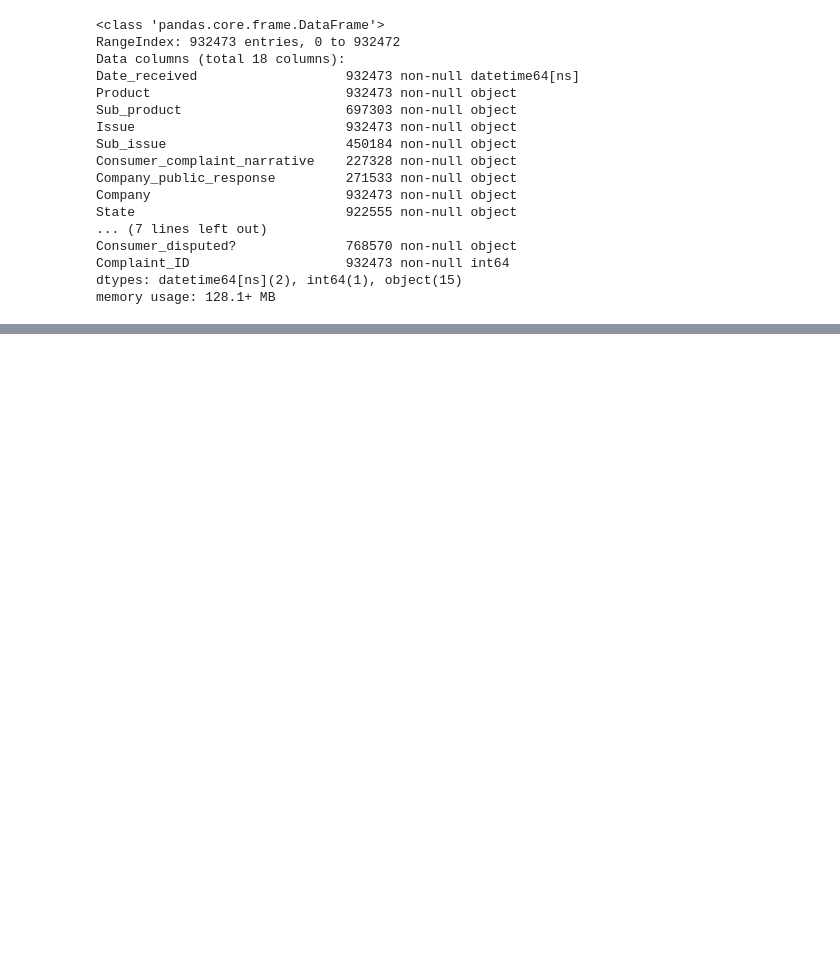
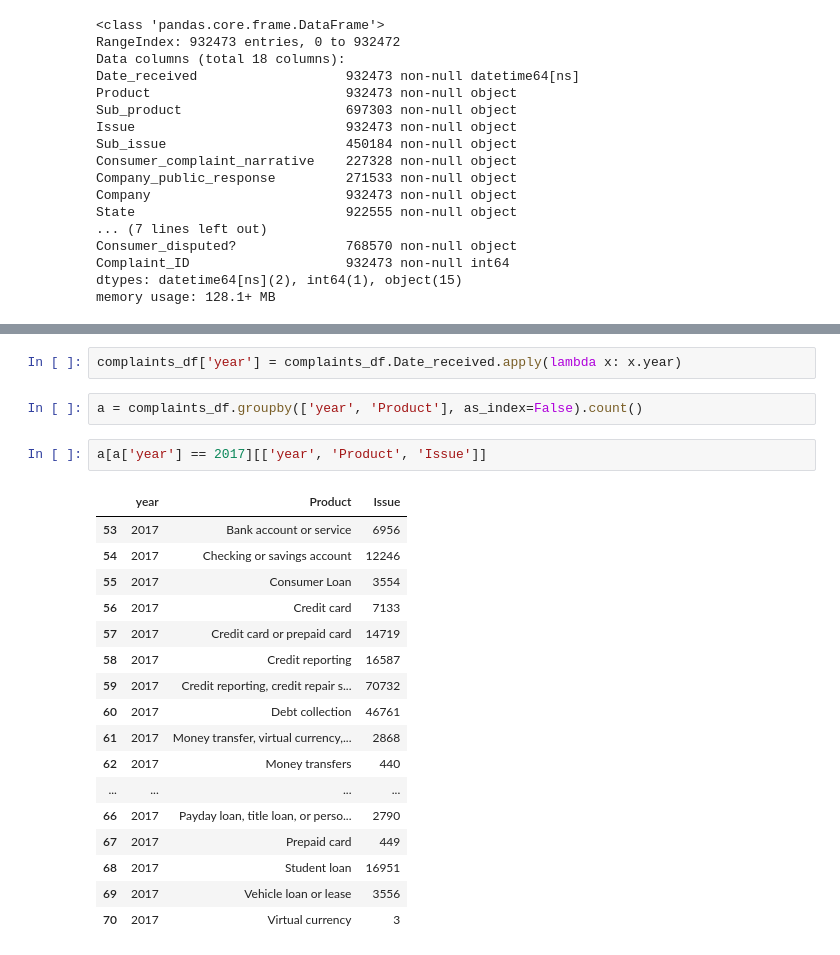
Before and after one commit to Halvinn/cfpb_complaints, a Jupyter notebook: cfpb_complaints.ipynb, the cells around one changed output, grey strips where cells are left out. Drawn from its saved outputs; the diff is of its cells as text; blank space fills up the shorter version.

```diff
--- a/cfpb_complaints.ipynb
+++ b/cfpb_complaints.ipynb
@@ -105,0 +82,24 @@ Name: State, Length: 62, dtype: int64
+# %%
+complaints_df['year'] = complaints_df.Date_received.apply(lambda x: x.year)
+# %%
+a = complaints_df.groupby(['year', 'Product'], as_index=False).count()
+# %%
+a[a['year'] == 2017][['year', 'Product', 'Issue']]
+# %% [output]
+|  | year | Product | Issue |
+| 53 | 2017 | Bank account or service | 6956 |
+| 54 | 2017 | Checking or savings account | 12246 |
+| 55 | 2017 | Consumer Loan | 3554 |
+| 56 | 2017 | Credit card | 7133 |
+| 57 | 2017 | Credit card or prepaid card | 14719 |
+| 58 | 2017 | Credit reporting | 16587 |
+| 59 | 2017 | Credit reporting, credit repair s... | 70732 |
+| 60 | 2017 | Debt collection | 46761 |
+| 61 | 2017 | Money transfer, virtual currency,... | 2868 |
+| 62 | 2017 | Money transfers | 440 |
+| ... | ... | ... | ... |
+| 66 | 2017 | Payday loan, title loan, or perso... | 2790 |
+| 67 | 2017 | Prepaid card | 449 |
+| 68 | 2017 | Student loan | 16951 |
+| 69 | 2017 | Vehicle loan or lease | 3556 |
+| 70 | 2017 | Virtual currency | 3 |
```
Also changed, not shown: parts of 8 cells of this notebook.
